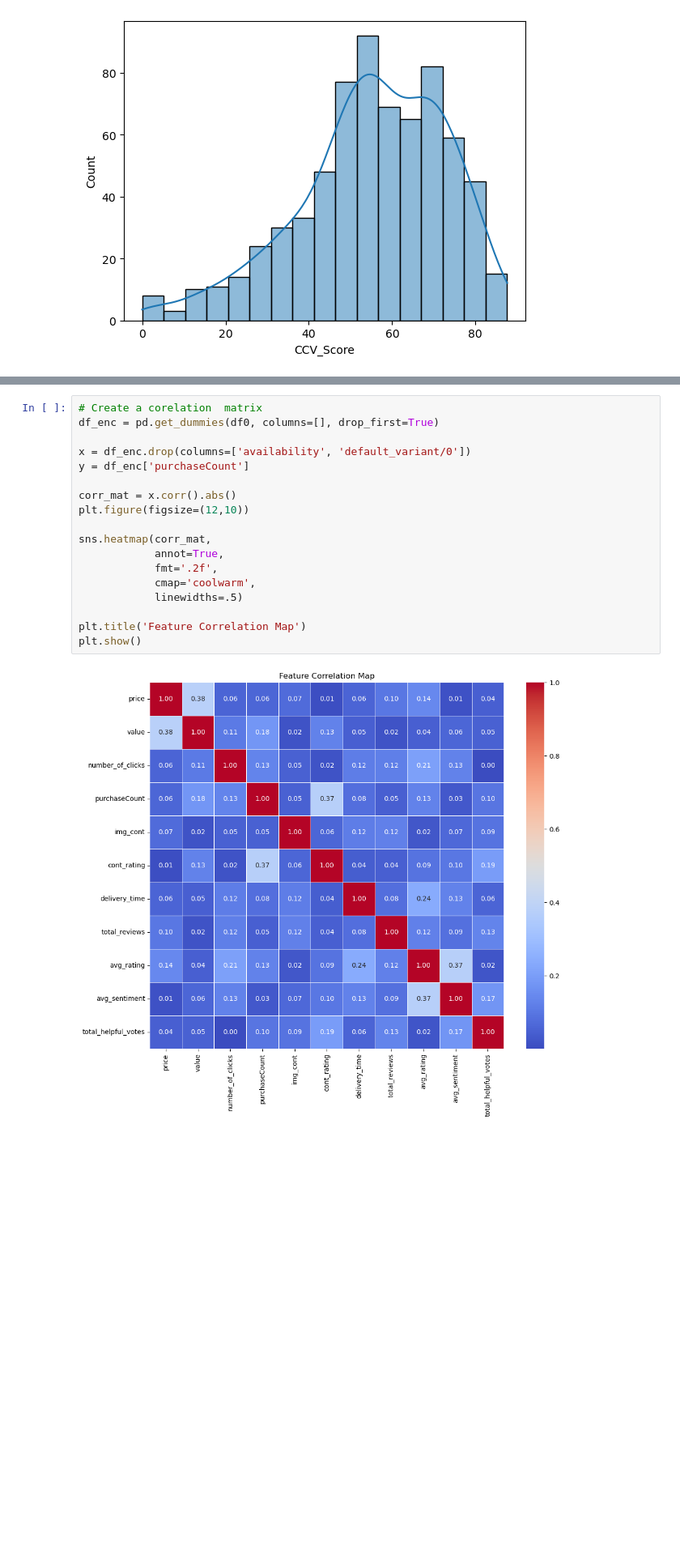
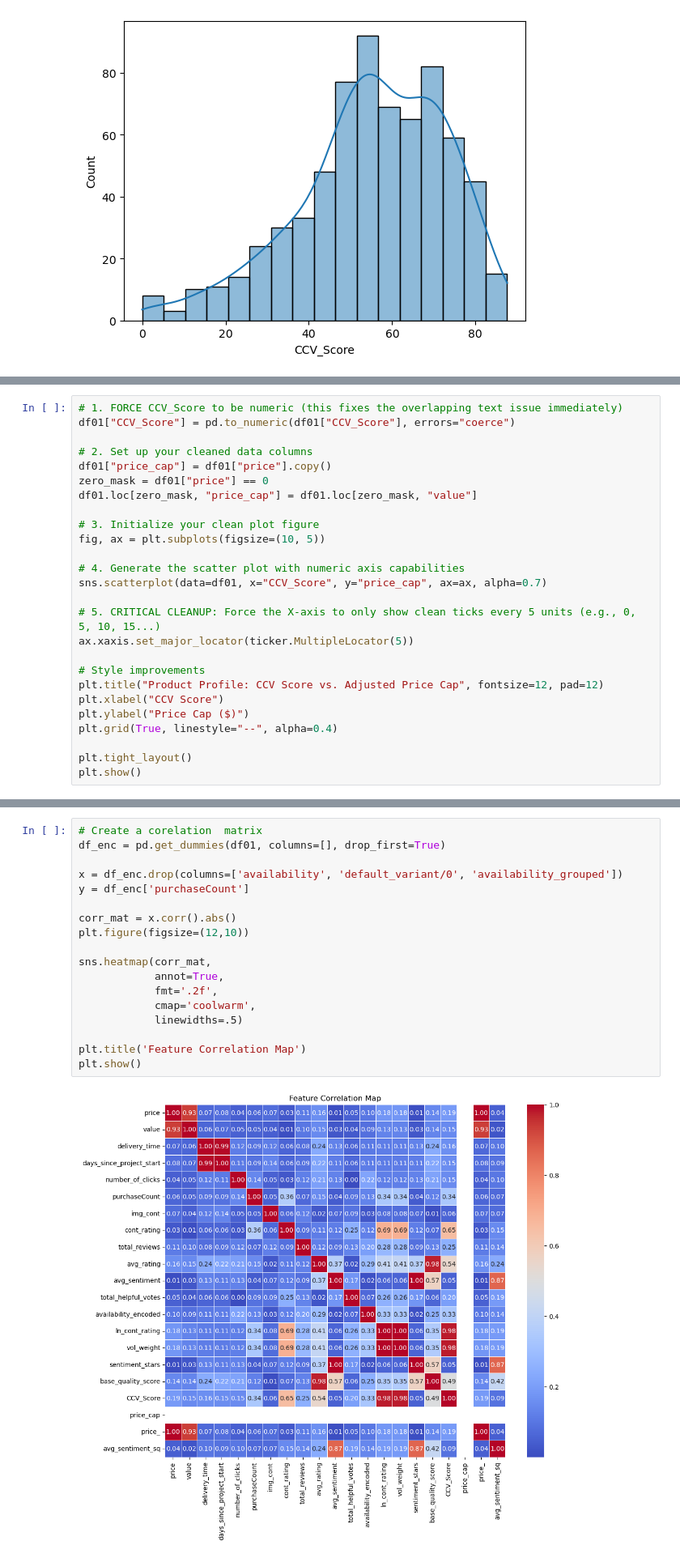
Before and after one commit to 0ni1ecram/cst4200, a Jupyter notebook: 15/CST4215_portfolio.ipynb, the cells around one changed output, grey strips where cells are left out. Shown at 81% size. Drawn from its saved outputs; the diff is of its cells as text; blank space fills up the shorter version.

```diff
--- a/15/CST4215_portfolio.ipynb
+++ b/15/CST4215_portfolio.ipynb
@@ -740,0 +778,26 @@ plt.show()
+# %%
+# 1. FORCE CCV_Score to be numeric (this fixes the overlapping text issue immediately)
+df01["CCV_Score"] = pd.to_numeric(df01["CCV_Score"], errors="coerce")
+
+# 2. Set up your cleaned data columns
+df01["price_cap"] = df01["price"].copy()
+zero_mask = df01["price"] == 0
+df01.loc[zero_mask, "price_cap"] = df01.loc[zero_mask, "value"]
+
+# 3. Initialize your clean plot figure
+fig, ax = plt.subplots(figsize=(10, 5))
+
+# 4. Generate the scatter plot with numeric axis capabilities
+sns.scatterplot(data=df01, x="CCV_Score", y="price_cap", ax=ax, alpha=0.7)
+
+# 5. CRITICAL CLEANUP: Force the X-axis to only show clean ticks every 5 units (e.g., 0, 5, 10, 15...)
+ax.xaxis.set_major_locator(ticker.MultipleLocator(5))
+
+# Style improvements
+plt.title("Product Profile: CCV Score vs. Adjusted Price Cap", fontsize=12, pad=12)
+plt.xlabel("CCV Score")
+plt.ylabel("Price Cap ($)")
+plt.grid(True, linestyle="--", alpha=0.4)
+
+plt.tight_layout()
+plt.show()
@@ -779,23 +859,23 @@ df01['price_'] = df01['price'].mask(df01['price'] == 0, 0)
 # %%
 # Create a corelation  matrix
-df_enc = pd.get_dummies(df0, columns=[], drop_first=True)
+df_enc = pd.get_dummies(df01, columns=[], drop_first=True)
 
-x = df_enc.drop(columns=['availability', 'default_variant/0'])
+x = df_enc.drop(columns=['availability', 'default_variant/0', 'availability_grouped'])
 y = df_enc['purchaseCount']
 
 corr_mat = x.corr().abs()
 plt.figure(figsize=(12,10))
 
 sns.heatmap(corr_mat,
             annot=True,
             fmt='.2f',
             cmap='coolwarm',
             linewidths=.5)
 
 plt.title('Feature Correlation Map')
 plt.show()
 # %% [output]
-[figure, old version]
+[figure, new version]
 # %%
 # Data Preparation and Modeling
 
```
Also changed, not shown: parts of 28 cells of this notebook, 1 other file.
